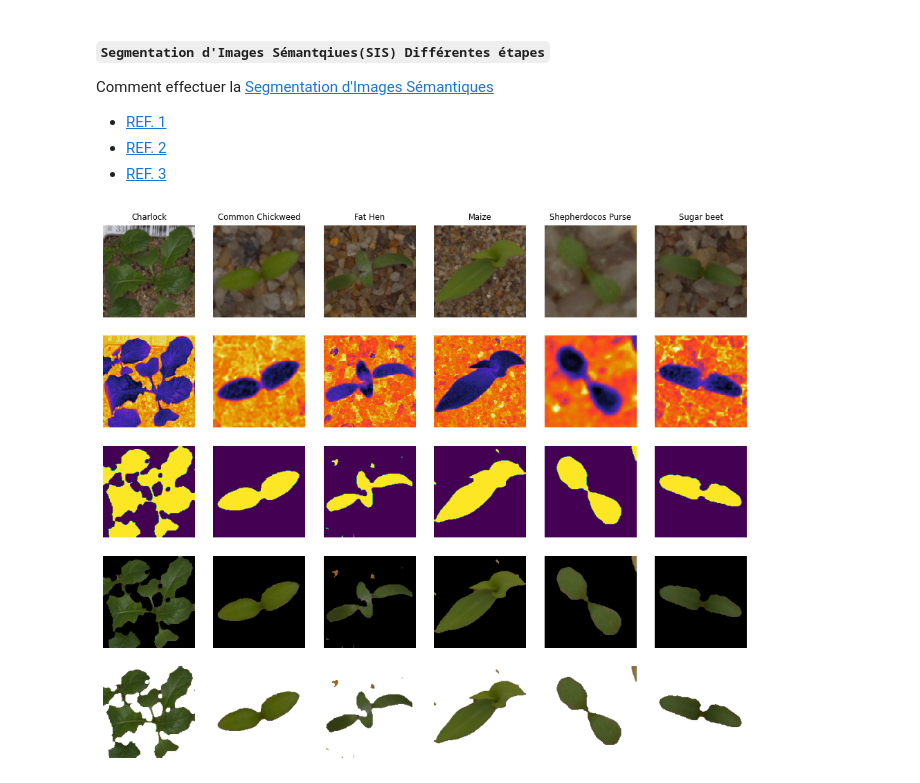
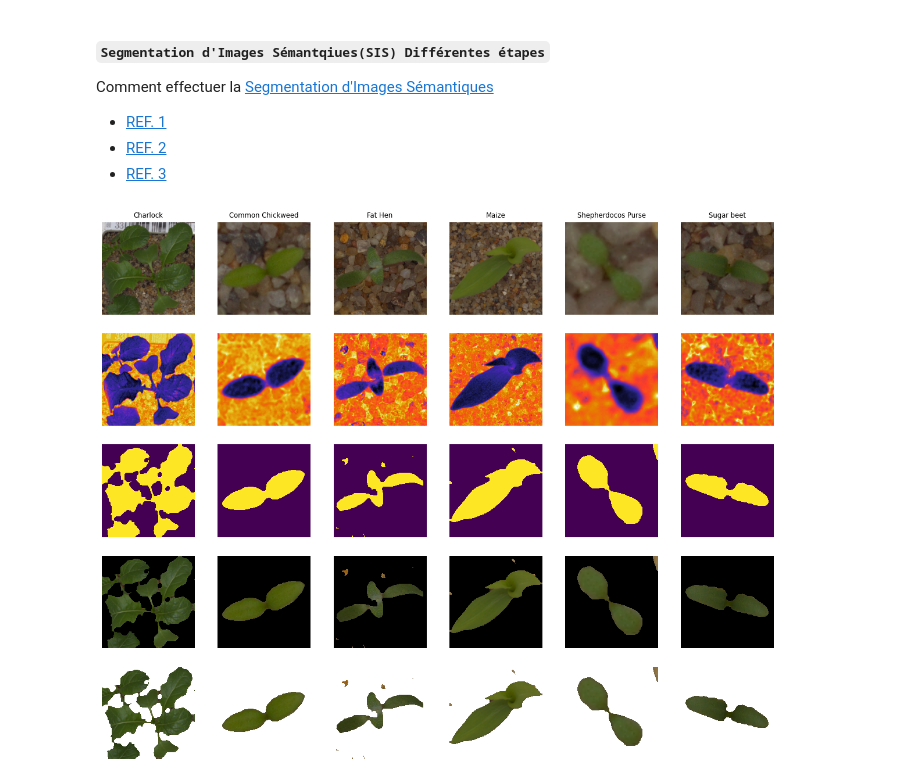
Before and after one commit to irene1604/plants_project, a Jupyter notebook: main.ipynb, the cells around one changed output. Saved outputs shown, nothing was run; the diff lists cells and outputs as text; code cells hidden in the pictures.

```diff
--- a/main.ipynb
+++ b/main.ipynb
@@ -345,25 +345,25 @@ method      = "where"
 # %%
 cmap = python_colors_map[id_cmap]
 bg='all'
 SemanticImage(
         data        = data,
         index       = index,
         channel     = channel,
         threshold   = threshold,
         upper_color = upper_color,
         lower_color = lower_color,
         legend      = legend,
         radius      = radius,
         method      = method,
         bg          = bg,
         id_sel      = id_sel,
         deep_mask   = True,
         kernel      = (1, 1),
         cmap=cmap,
-        figsize=(12, 10)
+        figsize=(15, 12)
     )
 # %% [output]
-[figure, old version]
+[figure, new version]
 # %%
 feature_index   = 1
 _image_seg_     = ImageSegmentation(
```
Also changed, not shown: parts of 3 cells of this notebook, 2 other files.
